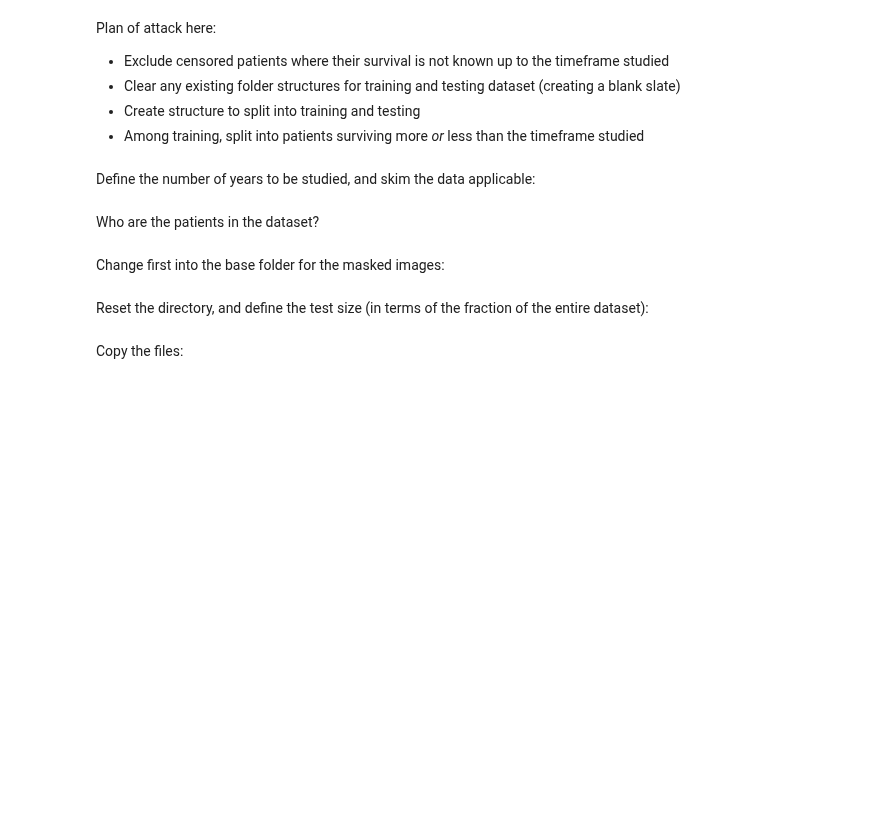
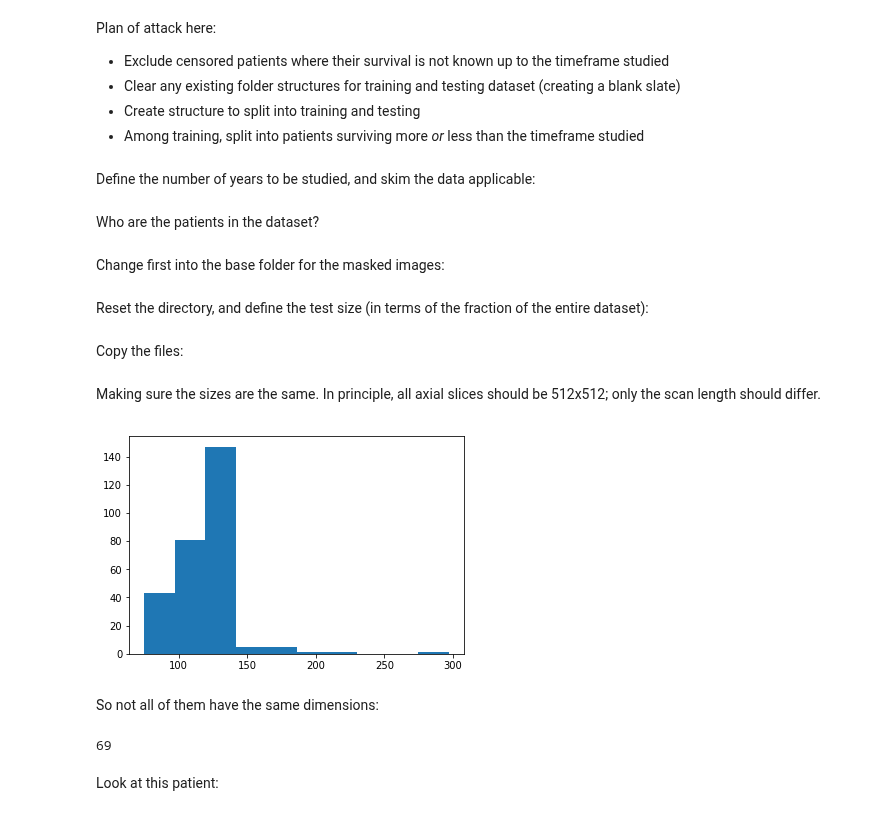
Before and after one commit to hhfchoi/Radiomics, a Jupyter notebook: CNN.ipynb, the cells around one changed output. Drawn from its saved outputs; the diff is of its cells as text; code cells hidden in the pictures; blank space fills up the shorter version.

```diff
--- a/CNN.ipynb
+++ b/CNN.ipynb
@@ -272 +268,38 @@ for file in train_files:
     shutil.copy(src_file, dst_file)
+# %% [markdown]
+Making sure the sizes are the same. In principle, all axial slices should be 512x512; only the scan length should differ.
+# %%
+# Instantiating a file reader
+reader = sitk.ImageFileReader()
+reader.SetImageIO("TIFFImageIO")
+
+# Setting file name
+folder_name = os.path.join(masked_folder_base, 'analysis/train')
+os.chdir(folder_name)
+filename_list = glob.glob('*.tif')
+
+# Keep scan lengths in an array for later inspection
+sl_list = []
+
+for filename in filename_list:
+    inputImageFileName = os.path.join(folder_name, filename)
+    reader.SetFileName(inputImageFileName)
+    img_tmp = reader.Execute()
+
+    sl_list.append(img_tmp.GetSize()[0])
+# %%
+sl_list = np.array(sl_list)
+# %%
+# Plot a histogram
+plt.hist(sl_list)
+plt.show()
+# %% [output]
+[figure, added]
+# %% [markdown]
+So not all of them have the same dimensions:
+# %%
+sl_list.argmax()
+# %% [output]
+69
+# %% [markdown]
+Look at this patient:
```
Also changed, not shown: parts of 10 cells of this notebook.
